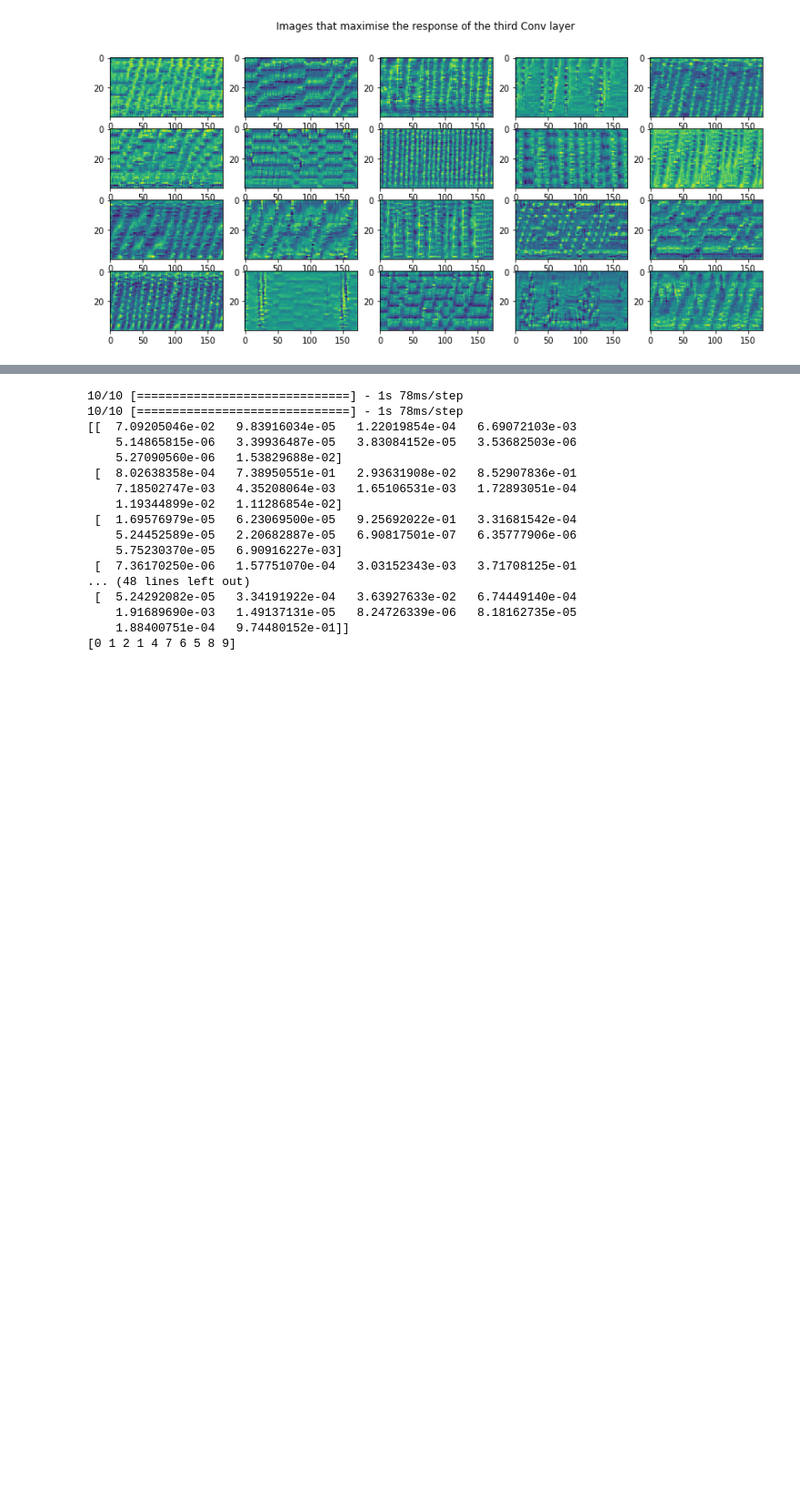
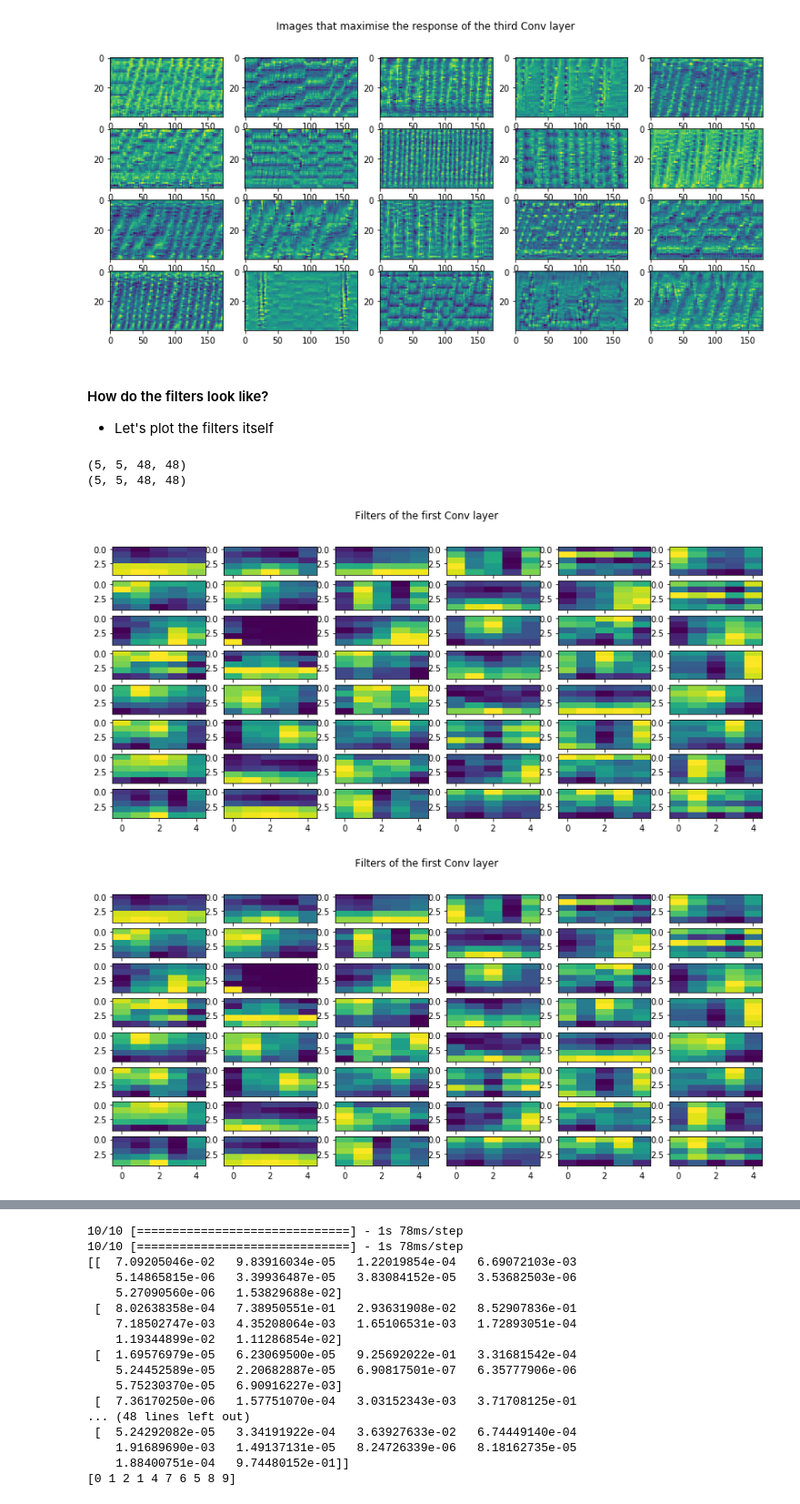
Before and after one commit to iwonasob/DLGdansk, a Jupyter notebook: What has our model learnt?.ipynb, the cells around one changed output, grey strips where cells are left out. Shown at 91% size. Saved outputs shown, nothing was run; the diff lists cells and outputs as text; code cells hidden in the pictures; blank space fills up the shorter version.

```diff
--- a/What has our model learnt?.ipynb
+++ b/What has our model learnt?.ipynb
@@ -232,4 +236,23 @@ for idx, im in enumerate(gen_im_conv2d_3):
 # %% [output]
 [figure]
 [figure]
+# %% [markdown]
+#### How do the filters look like?
+
++ Let's plot the filters itself
+# %%
+print(model.get_weights()[0].shape)
+
+#choose the first Conv layer
+filters=model.get_weights()[0]
+fig=plt.figure()
+plt.suptitle("Filters of the first Conv layer")
+for idx in range(0,filters.shape[3]):
+    plt.subplot(8,6,idx+1)
+    im = plt.imshow(filters[:,:,0,idx], aspect='auto')
+# %% [output]
+(5, 5, 48, 48)
+(5, 5, 48, 48)
+[figure, added]
+[figure, added]
 # %%
```
Also changed, not shown: parts of 9 cells of this notebook.
